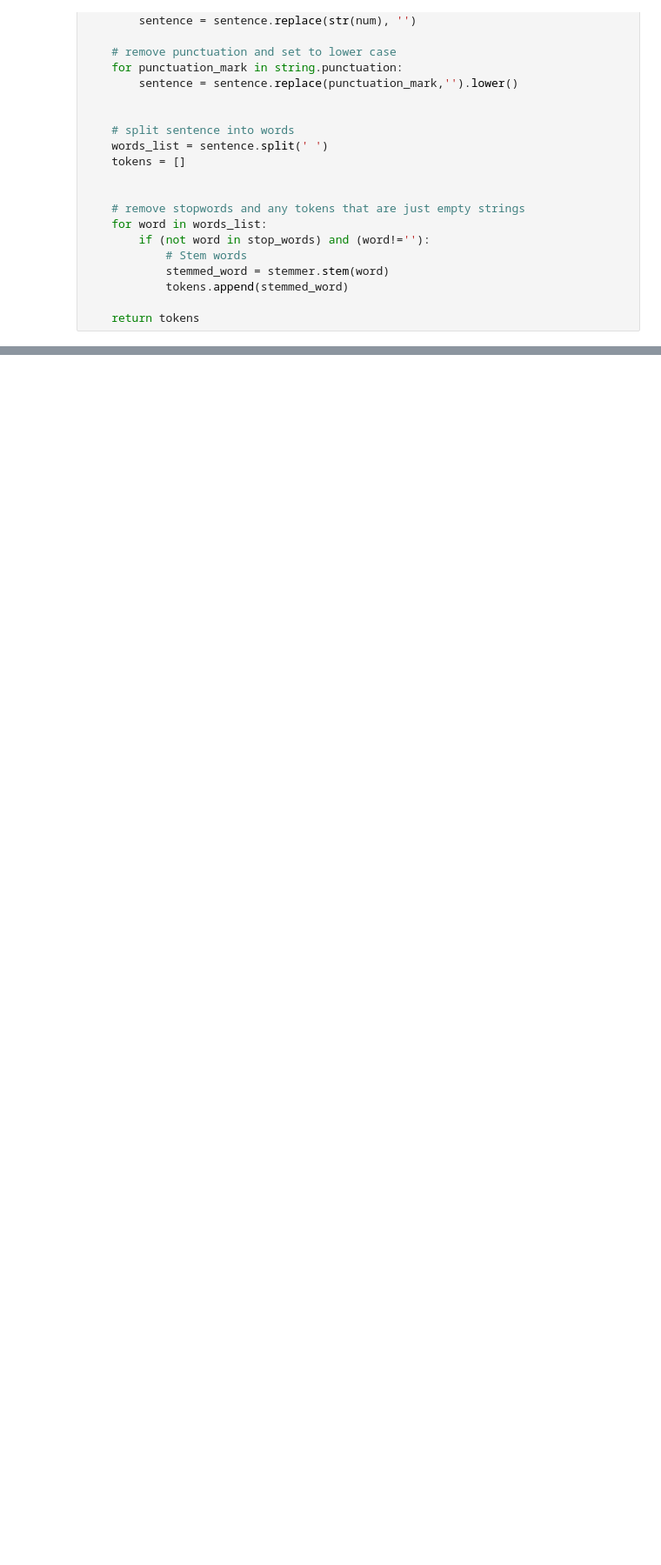
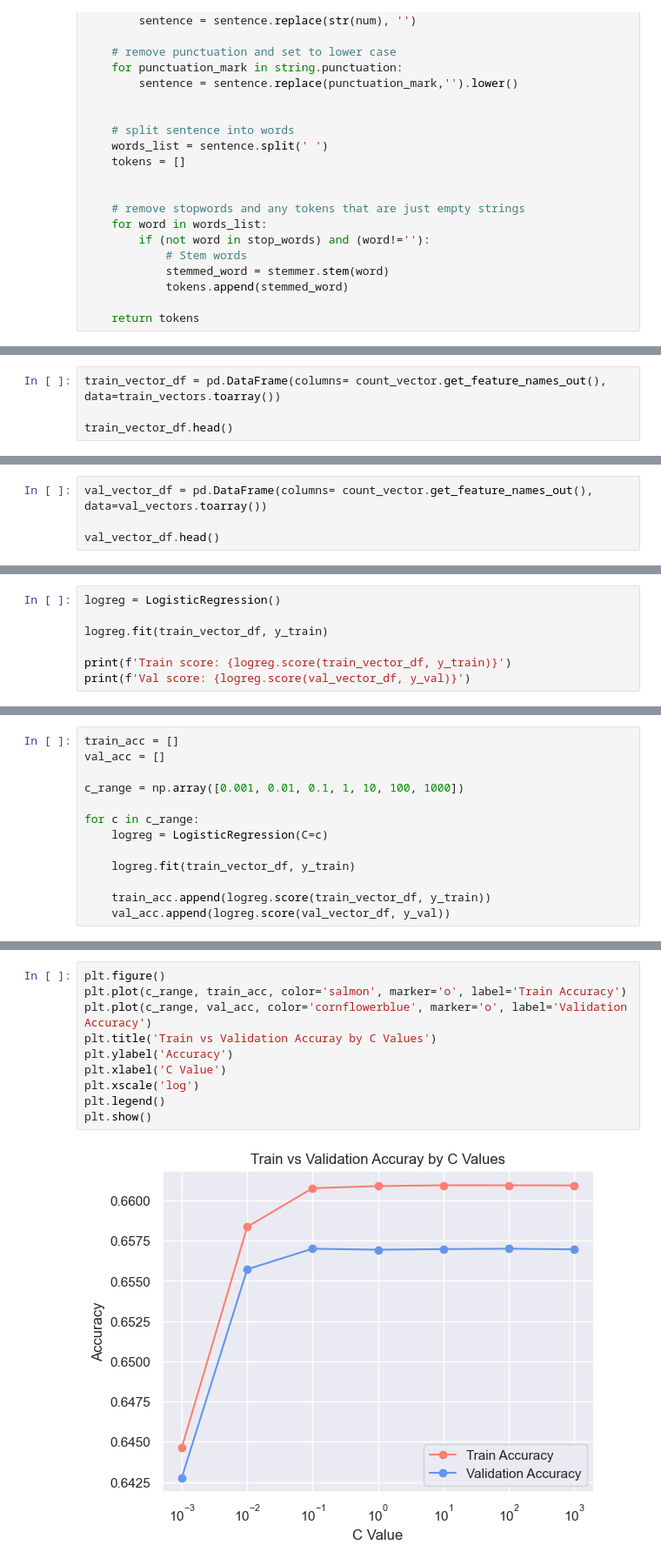
Before and after one commit to Sveto-G/Reddit-Sarcasm, a Jupyter notebook: Notebooks/reddit_logreg.ipynb, the cells around one changed output, grey strips where cells are left out. Shown at 87% size. Cells and saved outputs as stored; diff of their text form; blank space fills up the shorter version.

Commit message:
logreg fit with some c optimization

```diff
--- a/Notebooks/reddit_logreg.ipynb
+++ b/Notebooks/reddit_logreg.ipynb
@@ -91,0 +101,4 @@ def tokenizer(sentence):
+# %%
+train_vector_df = pd.DataFrame(columns= count_vector.get_feature_names_out(), data=train_vectors.toarray())
+
+train_vector_df.head()
@@ -91,0 +112,4 @@ def tokenizer(sentence):
+# %%
+val_vector_df = pd.DataFrame(columns= count_vector.get_feature_names_out(), data=val_vectors.toarray())
+
+val_vector_df.head()
@@ -91,0 +143,7 @@ def tokenizer(sentence):
+# %%
+logreg = LogisticRegression()
+
+logreg.fit(train_vector_df, y_train)
+
+print(f'Train score: {logreg.score(train_vector_df, y_train)}')
+print(f'Val score: {logreg.score(val_vector_df, y_val)}')
@@ -91,0 +153,13 @@ def tokenizer(sentence):
+# %%
+train_acc = []
+val_acc = []
+
+c_range = np.array([0.001, 0.01, 0.1, 1, 10, 100, 1000])
+
+for c in c_range:
+    logreg = LogisticRegression(C=c)
+
+    logreg.fit(train_vector_df, y_train)
+
+    train_acc.append(logreg.score(train_vector_df, y_train))
+    val_acc.append(logreg.score(val_vector_df, y_val))
@@ -91,0 +168,12 @@ def tokenizer(sentence):
+# %%
+plt.figure()
+plt.plot(c_range, train_acc, color='salmon', marker='o', label='Train Accuracy')
+plt.plot(c_range, val_acc, color='cornflowerblue', marker='o', label='Validation Accuracy')
+plt.title('Train vs Validation Accuray by C Values')
+plt.ylabel('Accuracy')
+plt.xlabel('C Value')
+plt.xscale('log')
+plt.legend()
+plt.show()
+# %% [output]
+[figure, added]
```
Also changed, not shown: parts of 8 cells of this notebook.
